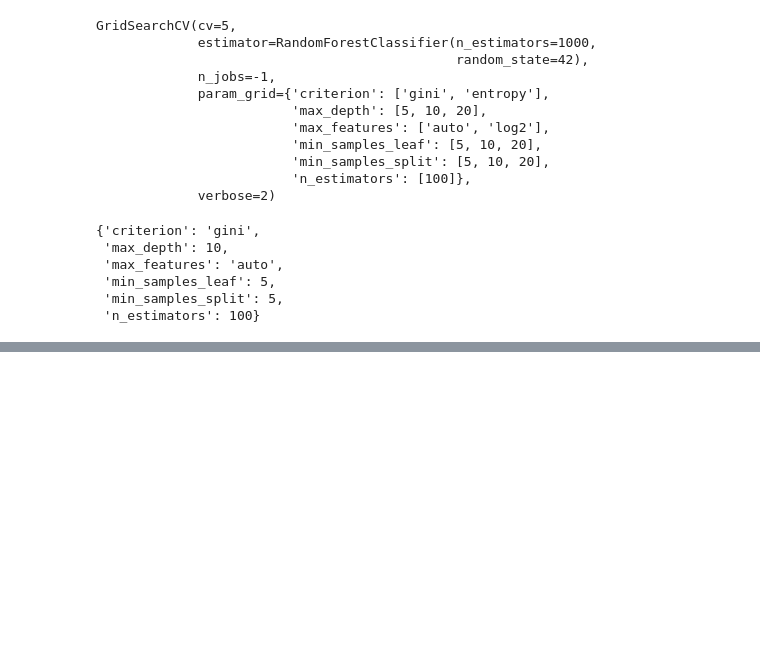
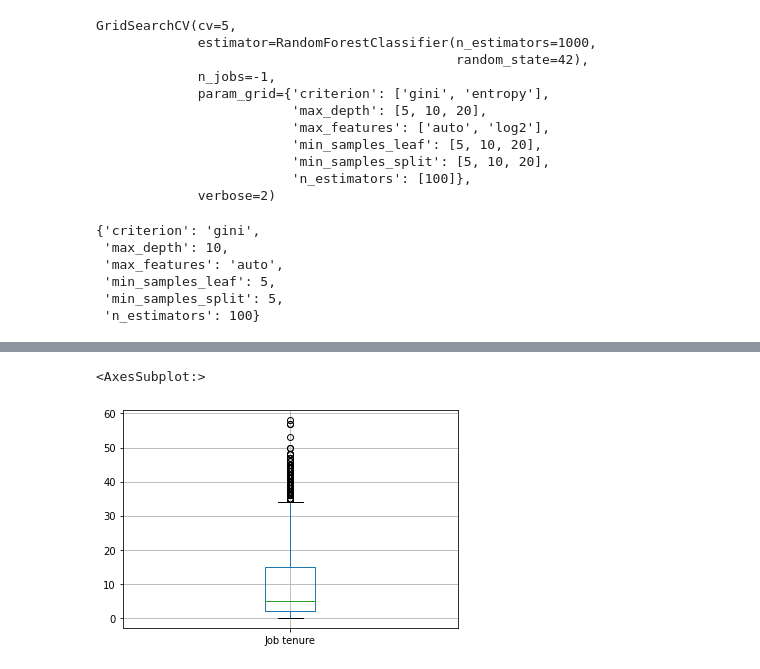
Before and after one commit to Martin-Qvr/XAI-Fairness, a Jupyter notebook: own_model.ipynb, the cells around one changed output, grey strips where cells are left out. Saved outputs shown, nothing was run; the diff lists cells and outputs as text; code cells hidden in the pictures; blank space fills up the shorter version.

```diff
--- a/own_model.ipynb
+++ b/own_model.ipynb
@@ -216,0 +234,5 @@ Accuracy: 0.824
+# %%
+data.boxplot('Job tenure')
+# %% [output]
+<AxesSubplot:>
+[figure, added]
```
Also changed, not shown: parts of 12 cells of this notebook, 1 other file.
